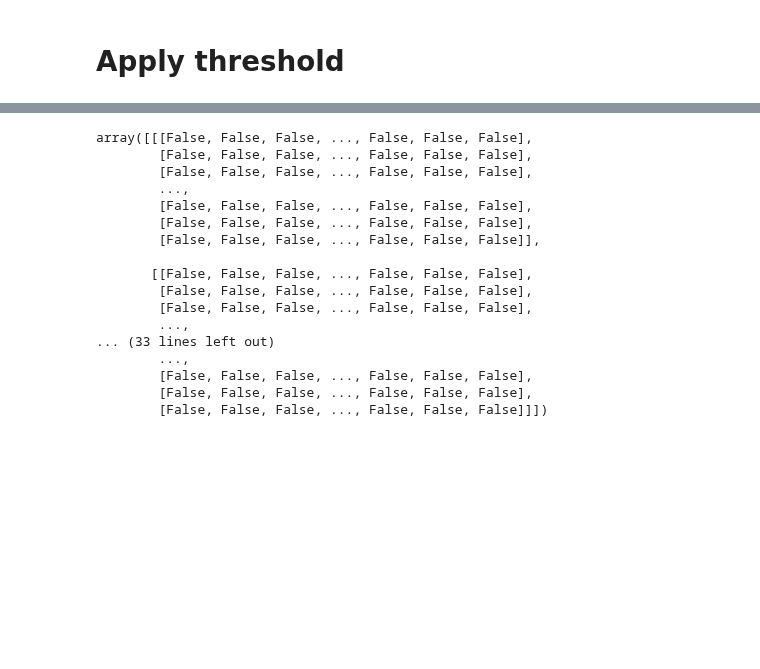
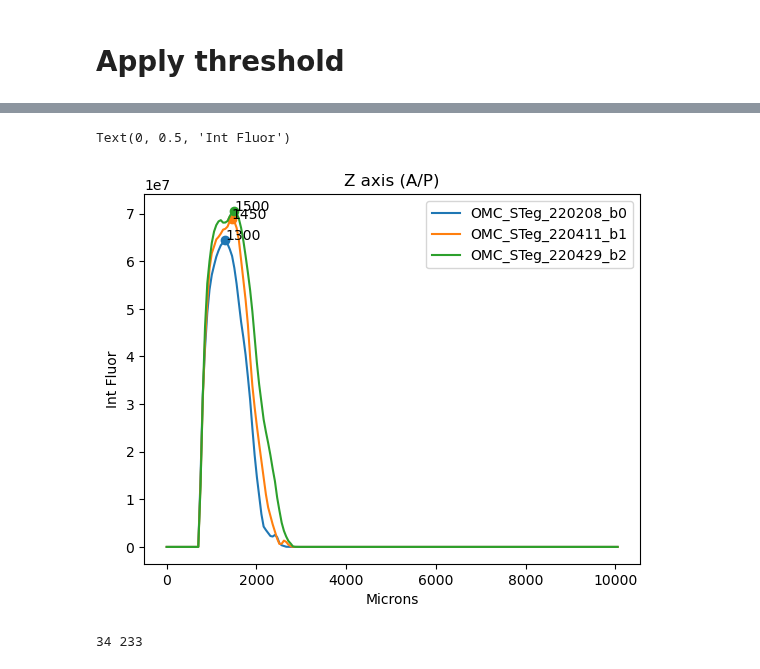
Before and after one commit to eisko/STP_analysis, a Jupyter notebook: Injection_vis.ipynb, the cells around one changed output, grey strips where cells are left out. Saved outputs shown, nothing was run; the diff lists cells and outputs as text; code cells hidden in the pictures; blank space fills up the shorter version.

```diff
--- a/Injection_vis.ipynb
+++ b/Injection_vis.ipynb
@@ -212,20 +264,50 @@ plt.show()
-# %%
-mask_dict['inj'][0]
-# %% [output]
-array([[[False, False, False, ..., False, False, False],
-        [False, False, False, ..., False, False, False],
-        [False, False, False, ..., False, False, False],
-        ...,
-        [False, False, False, ..., False, False, False],
-        [False, False, False, ..., False, False, False],
-        [False, False, False, ..., False, False, False]],
-
-       [[False, False, False, ..., False, False, False],
-        [False, False, False, ..., False, False, False],
-        [False, False, False, ..., False, False, False],
-        ...,
-... (33 lines left out)
-        ...,
-        [False, False, False, ..., False, False, False],
-        [False, False, False, ..., False, False, False],
-        [False, False, False, ..., False, False, False]]])
+# %%
+im_thr = [threshold_otsu(im) for im in images]
+masks['inj_thr'] = [images[i] > im_thr[i] for i in range(len(images))]
+masks['inj'] = [masks['inj_thr'][i] & masks['OMCi'] for i in range(len(images))] # bitwise operator
+# %%
+# visualize max fluor across different axes
+
+# plot z axis
+
+im_thr = [images[i]*masks['inj'][i] for i in range(len(images))]
+
+im_z = [im.sum(axis=1).sum(axis=1) for im in im_thr]
+
+for i in range(len(im_z)):
+    br = im_z[i]
+    plt.plot(np.linspace(0,201*50, 201), br, label=meta_sp_inj.loc[i,'brain'])
+    max_F = br.max()
+    maxidx_F = br.argmax()*50
+    plt.scatter(maxidx_F, max_F)
+    plt.annotate(str(maxidx_F), (maxidx_F, max_F))
+
+plt.legend()
+plt.title("Z axis (A/P)")
+plt.xlabel("Microns")
+plt.ylabel("Int Fluor")
+# %% [output]
+Text(0, 0.5, 'Int Fluor')
+[figure, added]
+# %%
+test = im_thr[0]
+z = test.sum(axis=1).sum(axis=1)
+
+# Find the indices of non-zero elements
+nonzero_indices = np.nonzero(z)
+first = nonzero_indices[0][0]
+last = nonzero_indices[0][-1]
+
+z_m = round((first+last)/2)
+
+
+x = test.sum(axis=0).sum(axis=0)
+# Find the indices of non-zero elements
+nonzero_indices = np.nonzero(x)
+first = nonzero_indices[0][0]
+last = nonzero_indices[0][-1]
+x_m = round((first+last)/2)
+
+print(z_m, x_m)
+# %% [output]
+34 233
```
Also changed, not shown: parts of 22 cells of this notebook, 2 other files.
